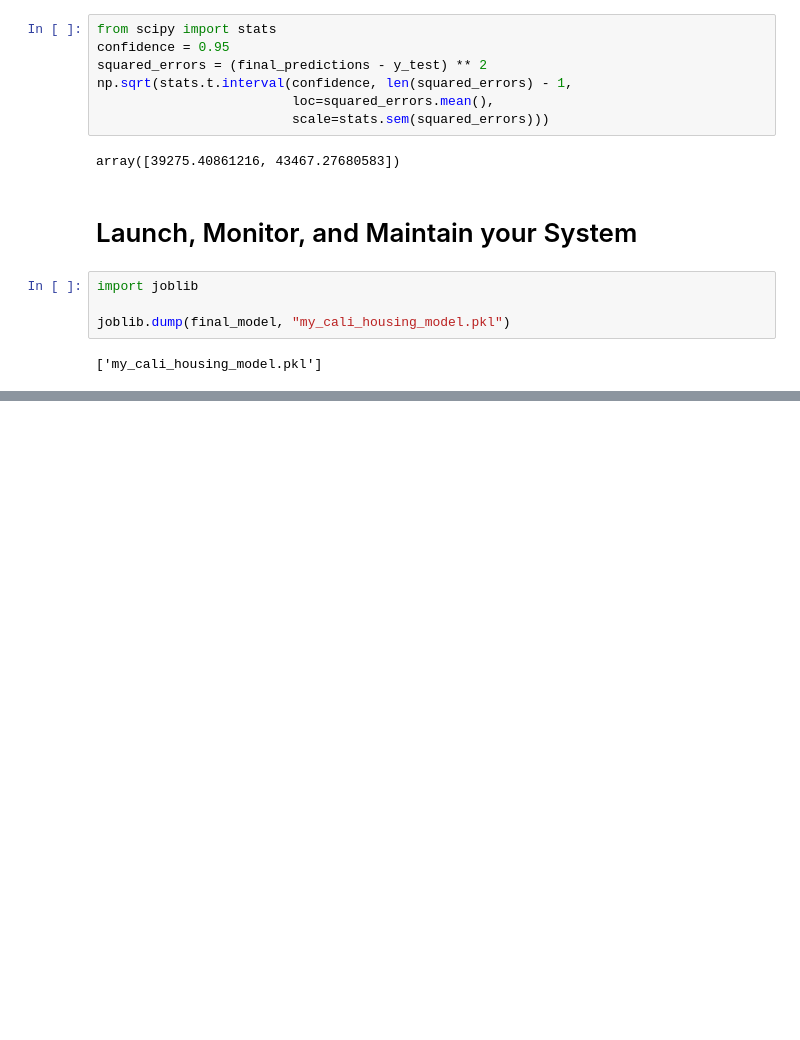
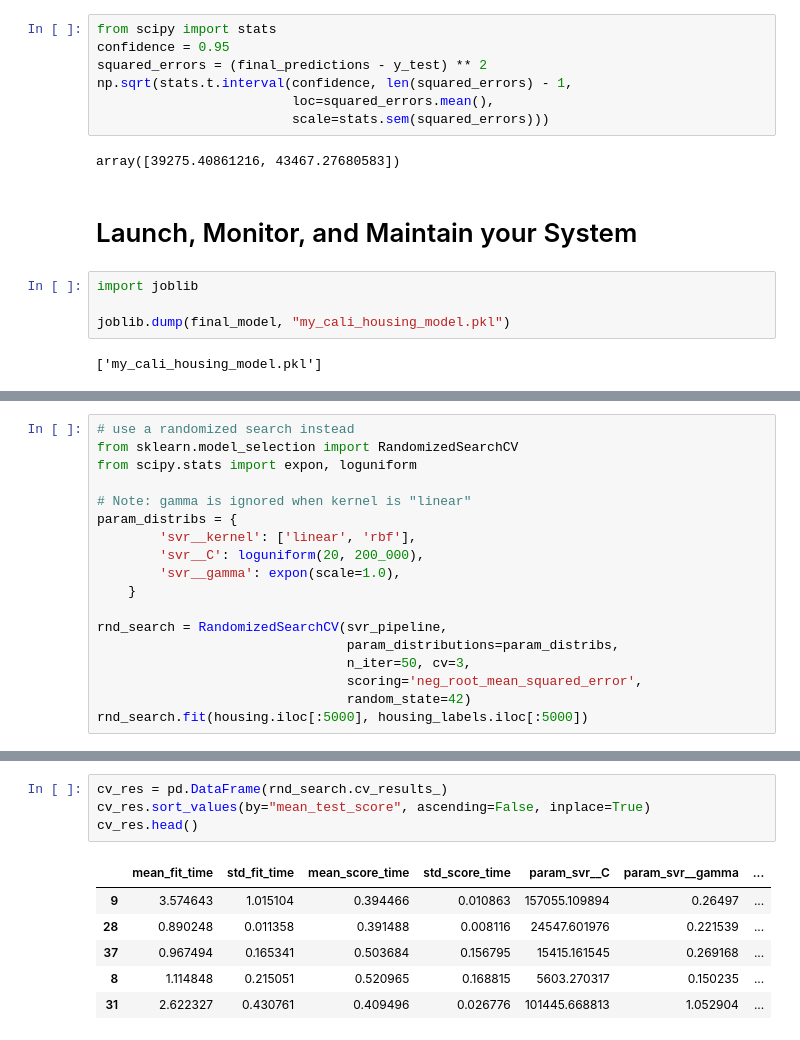
Before and after one commit to medhanies/hands_on_ml, a Jupyter notebook: house_price_predictor.ipynb, the cells around one changed output, grey strips where cells are left out. Drawn from its saved outputs; the diff is of its cells as text; blank space fills up the shorter version.

```diff
--- a/house_price_predictor.ipynb
+++ b/house_price_predictor.ipynb
@@ -794,0 +844,18 @@ joblib.dump(final_model, "my_cali_housing_model.pkl")
+# %%
+# use a randomized search instead
+from sklearn.model_selection import RandomizedSearchCV
+from scipy.stats import expon, loguniform
+
+# Note: gamma is ignored when kernel is "linear"
+param_distribs = {
+        'svr__kernel': ['linear', 'rbf'],
+        'svr__C': loguniform(20, 200_000),
+        'svr__gamma': expon(scale=1.0),
+    }
+
+rnd_search = RandomizedSearchCV(svr_pipeline,
+                                param_distributions=param_distribs,
+                                n_iter=50, cv=3,
+                                scoring='neg_root_mean_squared_error',
+                                random_state=42)
+rnd_search.fit(housing.iloc[:5000], housing_labels.iloc[:5000])
@@ -794,0 +881,11 @@ joblib.dump(final_model, "my_cali_housing_model.pkl")
+# %%
+cv_res = pd.DataFrame(rnd_search.cv_results_)
+cv_res.sort_values(by="mean_test_score", ascending=False, inplace=True)
+cv_res.head()
+# %% [output]
+|  | mean_fit_time | std_fit_time | mean_score_time | std_score_time | param_svr__C | param_svr__gamma | ... |
+| 9 | 3.574643 | 1.015104 | 0.394466 | 0.010863 | 157055.109894 | 0.26497 | ... |
+| 28 | 0.890248 | 0.011358 | 0.391488 | 0.008116 | 24547.601976 | 0.221539 | ... |
+| 37 | 0.967494 | 0.165341 | 0.503684 | 0.156795 | 15415.161545 | 0.269168 | ... |
+| 8 | 1.114848 | 0.215051 | 0.520965 | 0.168815 | 5603.270317 | 0.150235 | ... |
+| 31 | 2.622327 | 0.430761 | 0.409496 | 0.026776 | 101445.668813 | 1.052904 | ... |
```
Also changed, not shown: parts of 23 cells of this notebook.
